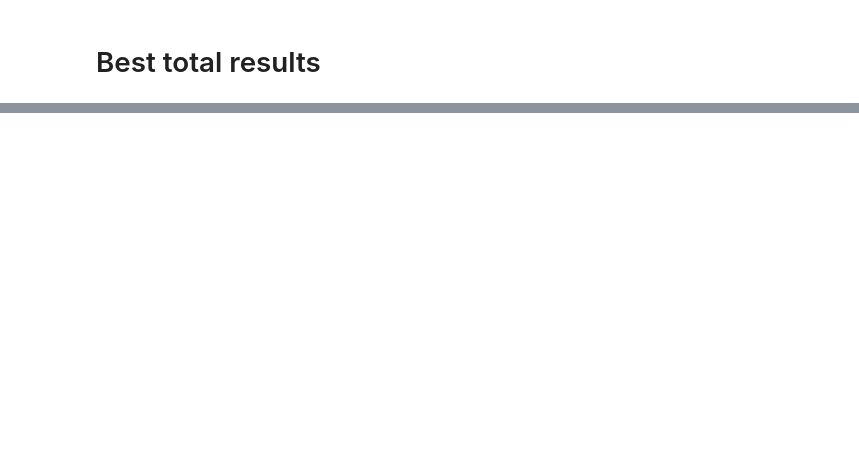
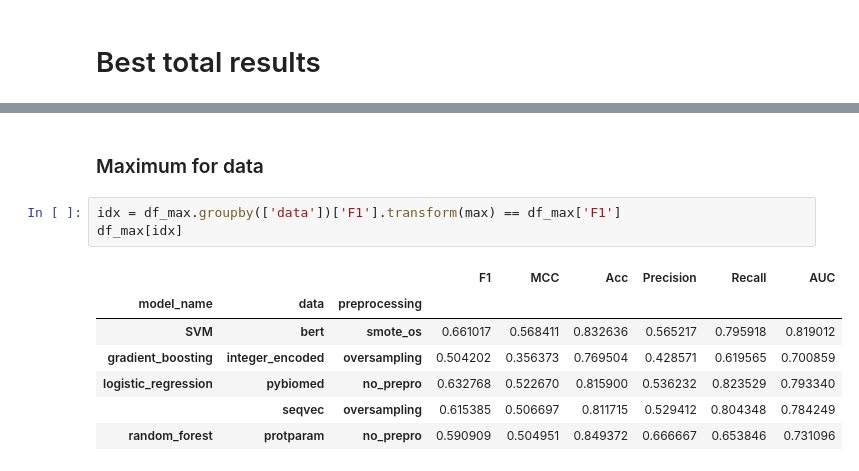
Before and after one commit to kvetab/di-pred, a Jupyter notebook: notebooks/reports/05_cross_validation_evaluation.ipynb, the cells around one changed output, grey strips where cells are left out. Cells and saved outputs as stored; diff of their text form; blank space fills up the shorter version.

```diff
--- a/notebooks/reports/05_cross_validation_evaluation.ipynb
+++ b/notebooks/reports/05_cross_validation_evaluation.ipynb
@@ -181,0 +219,13 @@ df_means.nlargest(10, 'MCC')
+# %% [markdown]
+### Maximum for data
+# %%
+idx = df_max.groupby(['data'])['F1'].transform(max) == df_max['F1']
+df_max[idx]
+# %% [output]
+|  |  |  | F1 | MCC | Acc | Precision | Recall | AUC |
+| model_name | data | preprocessing |  |  |  |  |  |  |
+| SVM | bert | smote_os | 0.661017 | 0.568411 | 0.832636 | 0.565217 | 0.795918 | 0.819012 |
+| gradient_boosting | integer_encoded | oversampling | 0.504202 | 0.356373 | 0.769504 | 0.428571 | 0.619565 | 0.700859 |
+| logistic_regression | pybiomed | no_prepro | 0.632768 | 0.522670 | 0.815900 | 0.536232 | 0.823529 | 0.793340 |
+|  | seqvec | oversampling | 0.615385 | 0.506697 | 0.811715 | 0.529412 | 0.804348 | 0.784249 |
+| random_forest | protparam | no_prepro | 0.590909 | 0.504951 | 0.849372 | 0.666667 | 0.653846 | 0.731096 |
```
Also changed, not shown: parts of 19 cells of this notebook.
